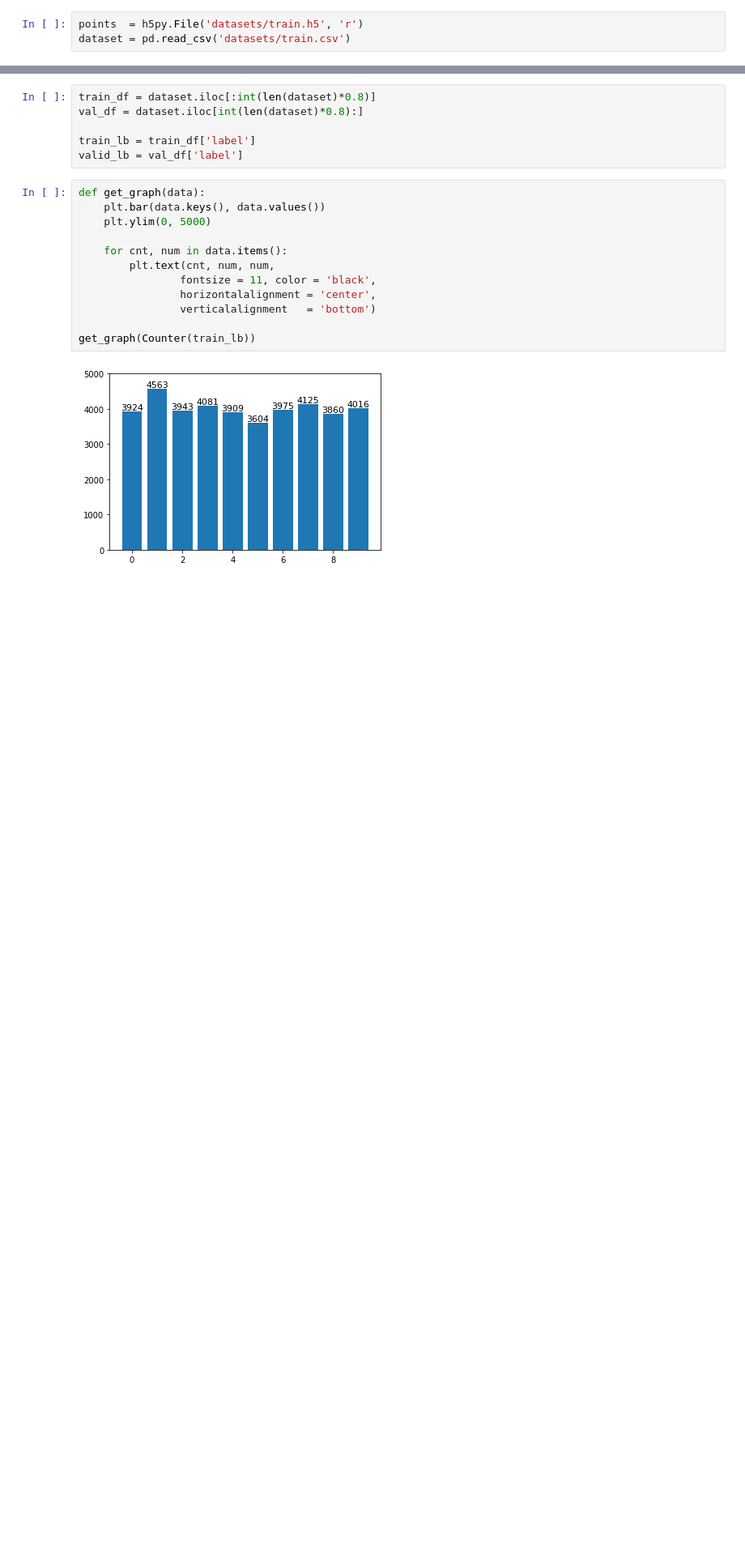
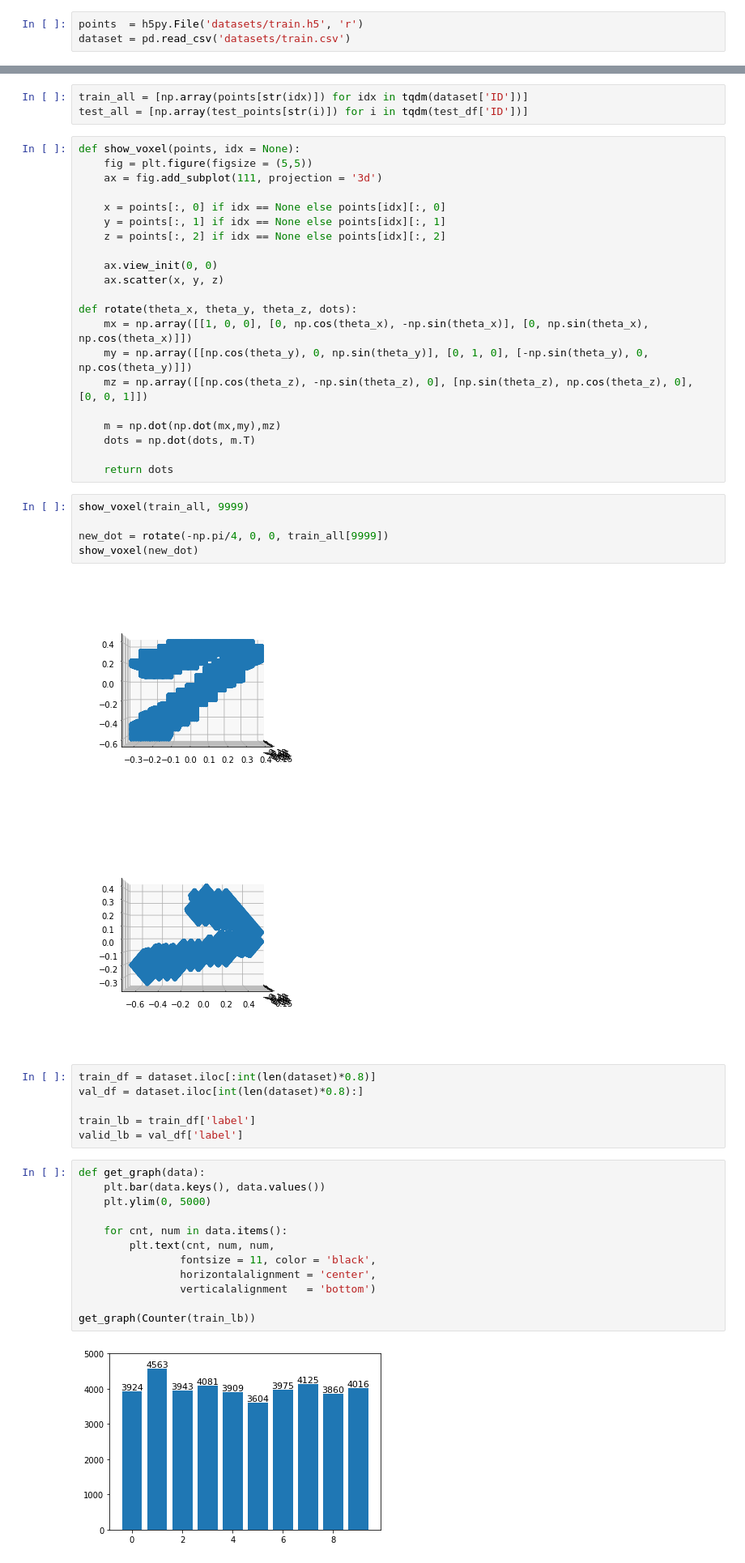
Before and after one commit to AhMuGeoNa/Dacon_3d_MNIST, a Jupyter notebook: dacon - 3d mnist.ipynb, the cells around one changed output, grey strips where cells are left out. Shown at 81% size. Saved outputs shown, nothing was run; the diff lists cells and outputs as text; blank space fills up the shorter version.

```diff
--- a/dacon - 3d mnist.ipynb
+++ b/dacon - 3d mnist.ipynb
@@ -11,3 +35,35 @@ dataset = pd.read_csv('datasets/train.csv')
+# %%
+train_all = [np.array(points[str(idx)]) for idx in tqdm(dataset['ID'])]
+test_all = [np.array(test_points[str(i)]) for i in tqdm(test_df['ID'])]
+# %%
+def show_voxel(points, idx = None):
+    fig = plt.figure(figsize = (5,5))
+    ax = fig.add_subplot(111, projection = '3d')
+
+    x = points[:, 0] if idx == None else points[idx][:, 0]
+    y = points[:, 1] if idx == None else points[idx][:, 1]
+    z = points[:, 2] if idx == None else points[idx][:, 2]
+
+    ax.view_init(0, 0)
+    ax.scatter(x, y, z)
+
+def rotate(theta_x, theta_y, theta_z, dots):
+    mx = np.array([[1, 0, 0], [0, np.cos(theta_x), -np.sin(theta_x)], [0, np.sin(theta_x), np.cos(theta_x)]])
+    my = np.array([[np.cos(theta_y), 0, np.sin(theta_y)], [0, 1, 0], [-np.sin(theta_y), 0, np.cos(theta_y)]])
+    mz = np.array([[np.cos(theta_z), -np.sin(theta_z), 0], [np.sin(theta_z), np.cos(theta_z), 0], [0, 0, 1]])
+
+    m = np.dot(np.dot(mx,my),mz)
+    dots = np.dot(dots, m.T)
+
+    return dots
+# %%
+show_voxel(train_all, 9999)
+
+new_dot = rotate(-np.pi/4, 0, 0, train_all[9999])
+show_voxel(new_dot)
+# %% [output]
+[figure, added]
+[figure, added]
 # %%
 train_df = dataset.iloc[:int(len(dataset)*0.8)]
 val_df = dataset.iloc[int(len(dataset)*0.8):]
```
Also changed, not shown: parts of 12 cells of this notebook.
